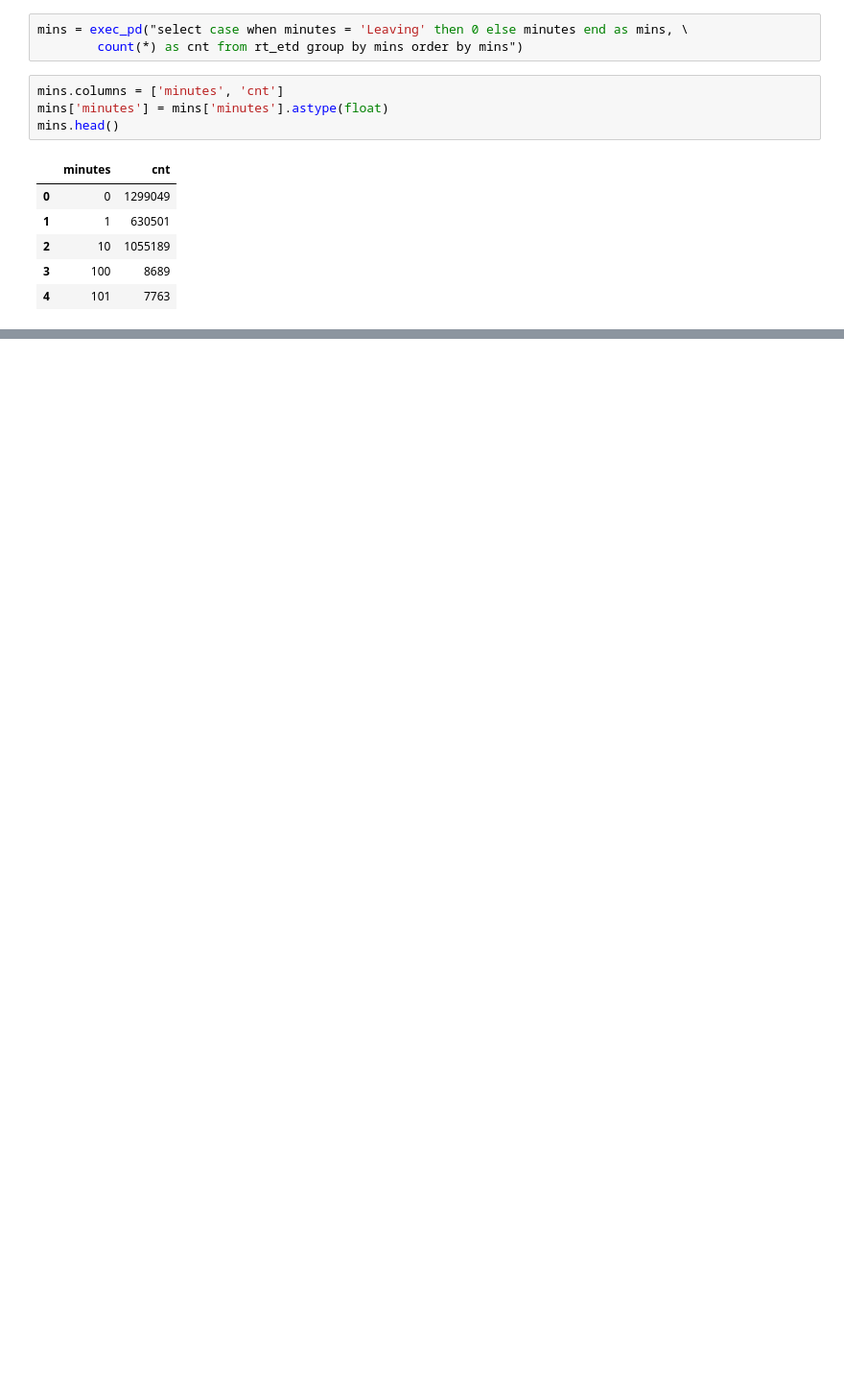
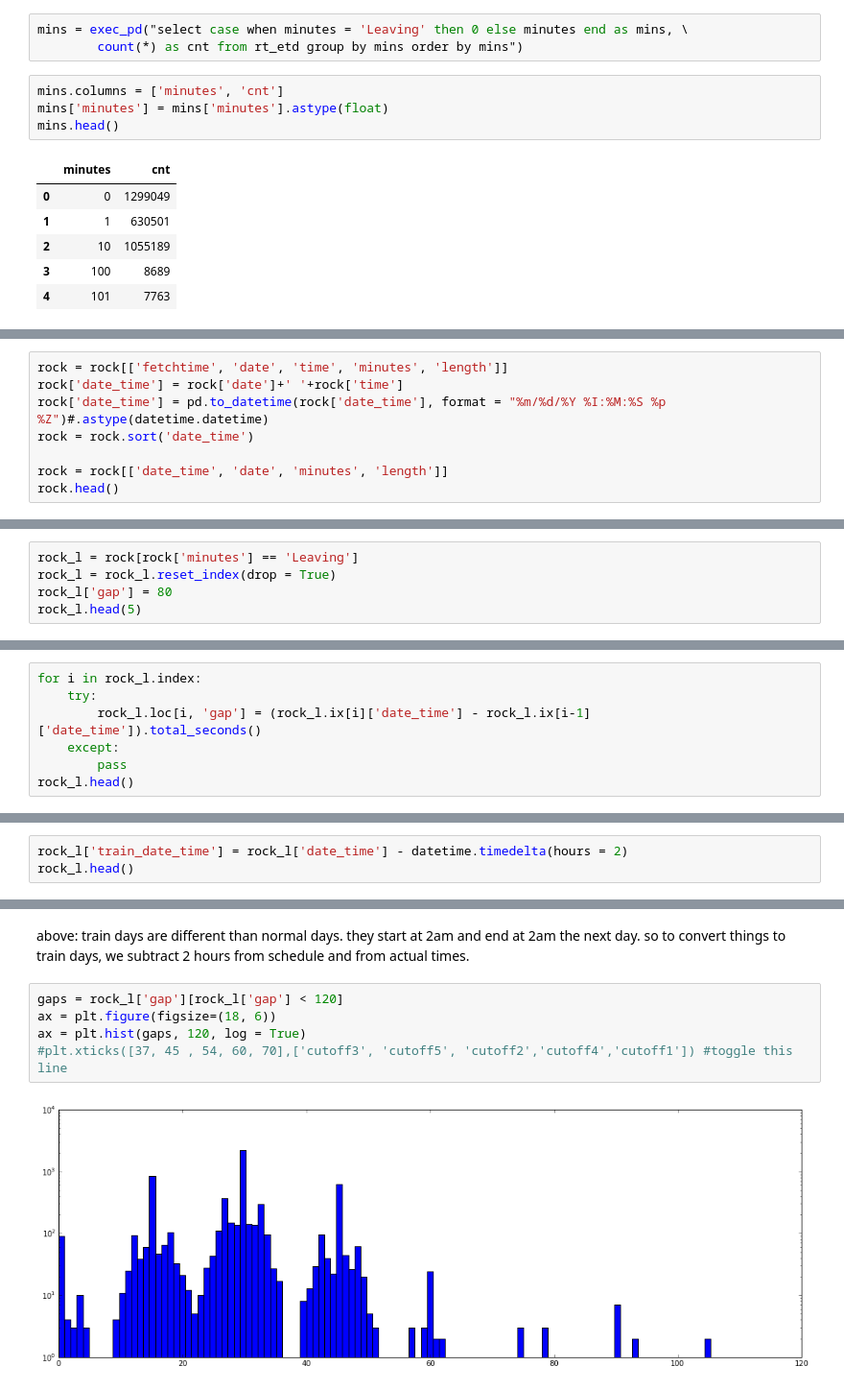
Before and after one commit to dmilad/BARTProject, a Jupyter notebook: eda/eda.ipynb, the cells around one changed output, grey strips where cells are left out. Shown at 96% size. Saved outputs shown, nothing was run; the diff lists cells and outputs as text; blank space fills up the shorter version.

```diff
--- a/eda/eda.ipynb
+++ b/eda/eda.ipynb
@@ -640,0 +760,8 @@ plt.show()
+# %%
+rock = rock[['fetchtime', 'date', 'time', 'minutes', 'length']]
+rock['date_time'] = rock['date']+' '+rock['time']
+rock['date_time'] = pd.to_datetime(rock['date_time'], format = "%m/%d/%Y %I:%M:%S %p %Z")#.astype(datetime.datetime)
+rock = rock.sort('date_time')
+
+rock = rock[['date_time', 'date', 'minutes', 'length']]
+rock.head()
@@ -640,0 +779,5 @@ plt.show()
+# %%
+rock_l = rock[rock['minutes'] == 'Leaving']
+rock_l = rock_l.reset_index(drop = True)
+rock_l['gap'] = 80
+rock_l.head(5)
@@ -640,0 +791,7 @@ plt.show()
+# %%
+for i in rock_l.index:
+    try:
+        rock_l.loc[i, 'gap'] = (rock_l.ix[i]['date_time'] - rock_l.ix[i-1]['date_time']).total_seconds()
+    except:
+        pass
+rock_l.head()
@@ -640,0 +805,3 @@ plt.show()
+# %%
+rock_l['train_date_time'] = rock_l['date_time'] - datetime.timedelta(hours = 2)
+rock_l.head()
@@ -640,0 +815,9 @@ plt.show()
+# %% [markdown]
+above: train days are different than normal days. they start at 2am and end at 2am the next day. so to convert things to train days, we subtract 2 hours from schedule and from actual times.
+# %%
+gaps = rock_l['gap'][rock_l['gap'] < 120]
+ax = plt.figure(figsize=(18, 6))
+ax = plt.hist(gaps, 120, log = True)
+#plt.xticks([37, 45 , 54, 60, 70],['cutoff3', 'cutoff5', 'cutoff2','cutoff4','cutoff1']) #toggle this line
+# %% [output]
+[figure, added]
```
Also changed, not shown: parts of 56 cells of this notebook, 3 other files.
